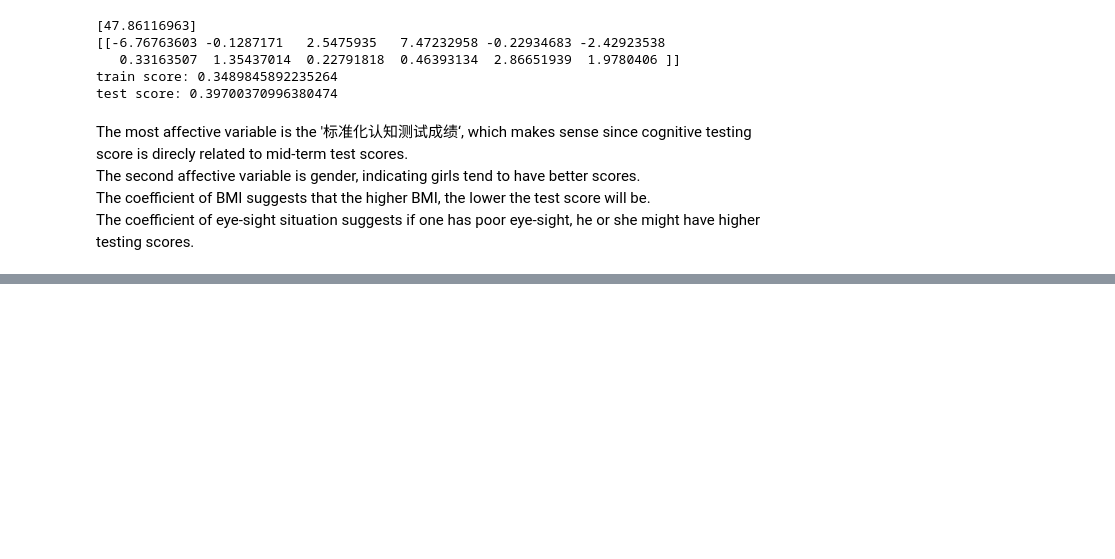
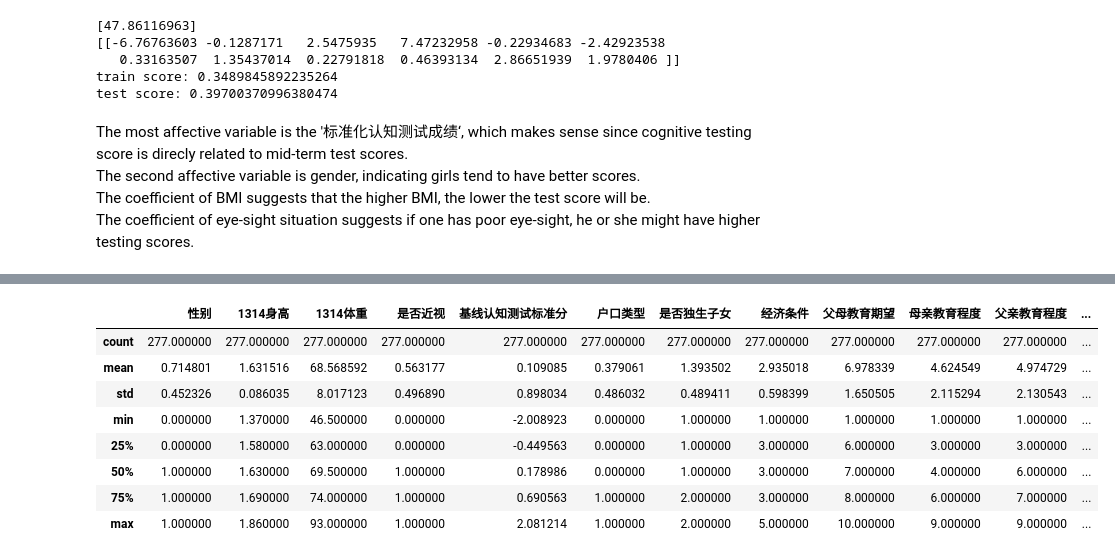
Before and after one commit to CindyChow123/BMI-Sight_relation_with_test_score_Economy_2021_spring, a Jupyter notebook: data_analysis.ipynb, the cells around one changed output, grey strips where cells are left out. Cells and saved outputs as stored; diff of their text form; code cells hidden in the pictures; blank space fills up the shorter version.

```diff
--- a/data_analysis.ipynb
+++ b/data_analysis.ipynb
@@ -363,0 +407,12 @@ have higher testing scores.
+# %%
+data_over.describe()
+# %% [output]
+|  | 性别 | 1314身高 | 1314体重 | 是否近视 | 基线认知测试标准分 | 户口类型 | 是否独生子女 | 经济条件 | 父母教育期望 | 母亲教育程度 | 父亲教育程度 | ... |
+| count | 277.000000 | 277.000000 | 277.000000 | 277.000000 | 277.000000 | 277.000000 | 277.000000 | 277.000000 | 277.000000 | 277.000000 | 277.000000 | ... |
+| mean | 0.714801 | 1.631516 | 68.568592 | 0.563177 | 0.109085 | 0.379061 | 1.393502 | 2.935018 | 6.978339 | 4.624549 | 4.974729 | ... |
+| std | 0.452326 | 0.086035 | 8.017123 | 0.496890 | 0.898034 | 0.486032 | 0.489411 | 0.598399 | 1.650505 | 2.115294 | 2.130543 | ... |
+| min | 0.000000 | 1.370000 | 46.500000 | 0.000000 | -2.008923 | 0.000000 | 1.000000 | 1.000000 | 1.000000 | 1.000000 | 1.000000 | ... |
+| 25% | 0.000000 | 1.580000 | 63.000000 | 0.000000 | -0.449563 | 0.000000 | 1.000000 | 3.000000 | 6.000000 | 3.000000 | 3.000000 | ... |
+| 50% | 1.000000 | 1.630000 | 69.500000 | 1.000000 | 0.178986 | 0.000000 | 1.000000 | 3.000000 | 7.000000 | 4.000000 | 6.000000 | ... |
+| 75% | 1.000000 | 1.690000 | 74.000000 | 1.000000 | 0.690563 | 1.000000 | 2.000000 | 3.000000 | 8.000000 | 6.000000 | 7.000000 | ... |
+| max | 1.000000 | 1.860000 | 93.000000 | 1.000000 | 2.081214 | 1.000000 | 2.000000 | 5.000000 | 10.000000 | 9.000000 | 9.000000 | ... |
```
Also changed, not shown: parts of 17 cells of this notebook.
